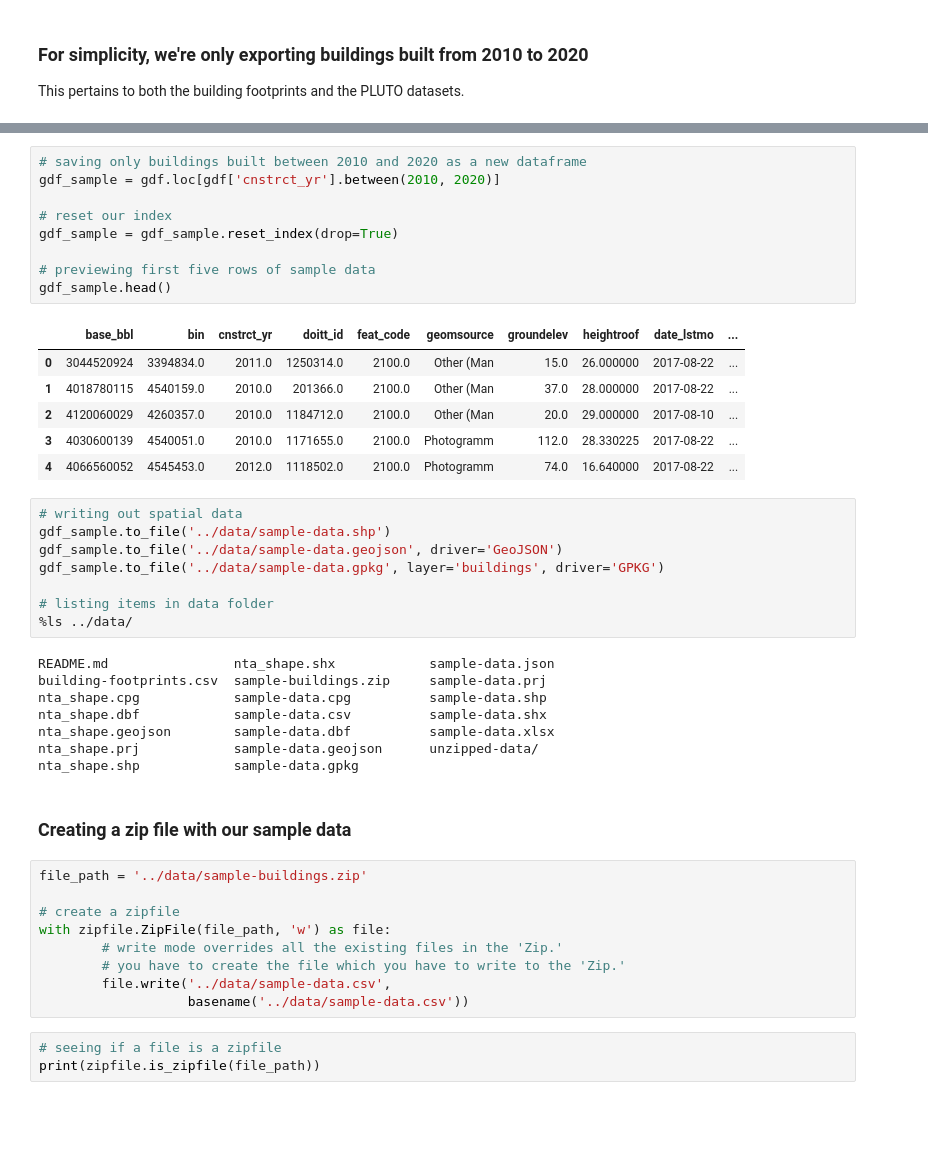
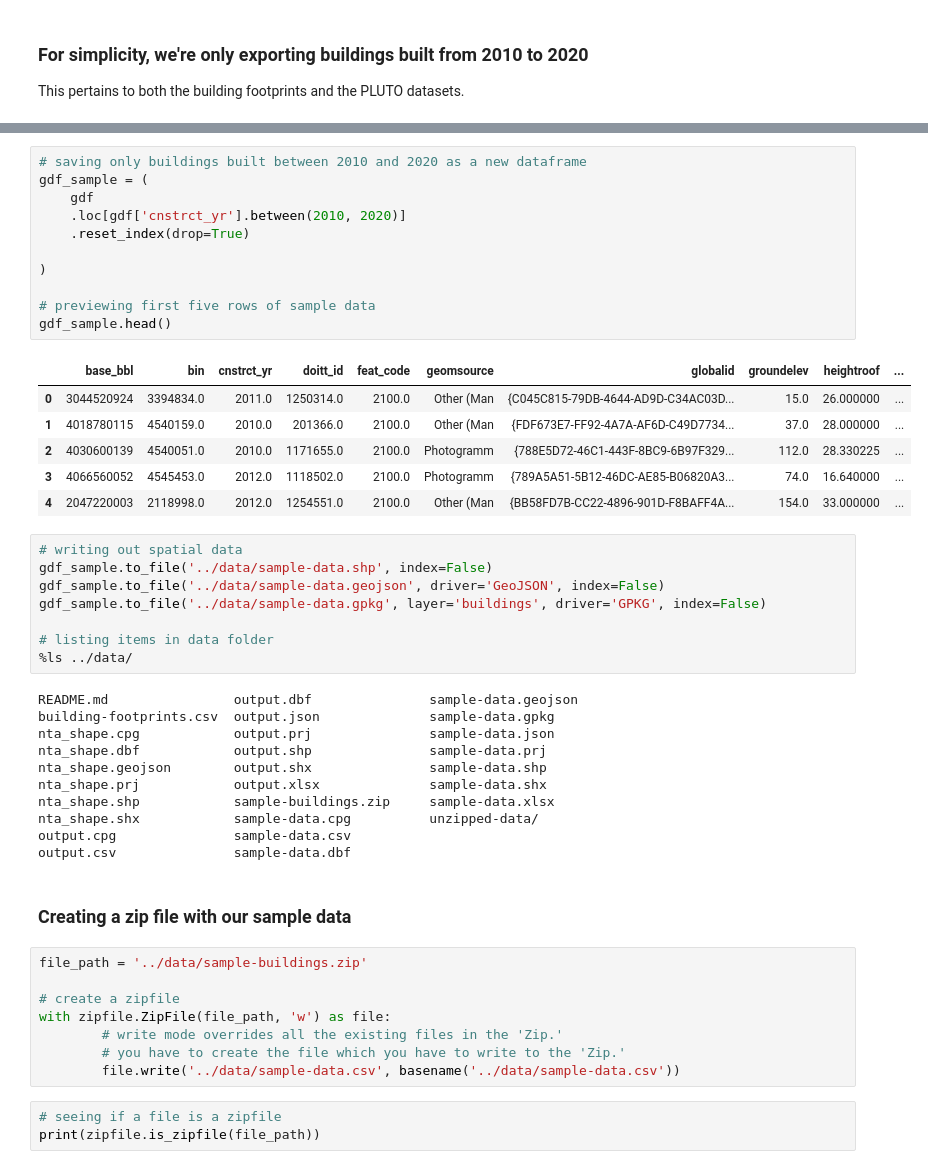
Before and after one commit to mebauer/data-analysis-using-python, a Jupyter notebook: wrangling/1-data-wrangling.ipynb, the cells around one changed output, grey strips where cells are left out. Saved outputs shown, nothing was run; the diff lists cells and outputs as text; blank space fills up the shorter version.

```diff
--- a/wrangling/1-data-wrangling.ipynb
+++ b/wrangling/1-data-wrangling.ipynb
@@ -191,35 +198,40 @@ This dataset has 1,084,579 rows and 16 columns.
 # %%
 # saving only buildings built between 2010 and 2020 as a new dataframe
-gdf_sample = gdf.loc[gdf['cnstrct_yr'].between(2010, 2020)]
+gdf_sample = (
+    gdf
+    .loc[gdf['cnstrct_yr'].between(2010, 2020)]
+    .reset_index(drop=True)
 
-# reset our index
-gdf_sample = gdf_sample.reset_index(drop=True)
+)
 
 # previewing first five rows of sample data
 gdf_sample.head()
 # %% [output]
-|  | base_bbl | bin | cnstrct_yr | doitt_id | feat_code | geomsource | groundelev | heightroof | date_lstmo | ... |
-| 0 | 3044520924 | 3394834.0 | 2011.0 | 1250314.0 | 2100.0 | Other (Man | 15.0 | 26.000000 | 2017-08-22 | ... |
-| 1 | 4018780115 | 4540159.0 | 2010.0 | 201366.0 | 2100.0 | Other (Man | 37.0 | 28.000000 | 2017-08-22 | ... |
-| 2 | 4120060029 | 4260357.0 | 2010.0 | 1184712.0 | 2100.0 | Other (Man | 20.0 | 29.000000 | 2017-08-10 | ... |
-| 3 | 4030600139 | 4540051.0 | 2010.0 | 1171655.0 | 2100.0 | Photogramm | 112.0 | 28.330225 | 2017-08-22 | ... |
-| 4 | 4066560052 | 4545453.0 | 2012.0 | 1118502.0 | 2100.0 | Photogramm | 74.0 | 16.640000 | 2017-08-22 | ... |
+|  | base_bbl | bin | cnstrct_yr | doitt_id | feat_code | geomsource | globalid | groundelev | heightroof | ... |
+| 0 | 3044520924 | 3394834.0 | 2011.0 | 1250314.0 | 2100.0 | Other (Man | {C045C815-79DB-4644-AD9D-C34AC03D... | 15.0 | 26.000000 | ... |
+| 1 | 4018780115 | 4540159.0 | 2010.0 | 201366.0 | 2100.0 | Other (Man | {FDF673E7-FF92-4A7A-AF6D-C49D7734... | 37.0 | 28.000000 | ... |
+| 2 | 4030600139 | 4540051.0 | 2010.0 | 1171655.0 | 2100.0 | Photogramm | {788E5D72-46C1-443F-8BC9-6B97F329... | 112.0 | 28.330225 | ... |
+| 3 | 4066560052 | 4545453.0 | 2012.0 | 1118502.0 | 2100.0 | Photogramm | {789A5A51-5B12-46DC-AE85-B06820A3... | 74.0 | 16.640000 | ... |
+| 4 | 2047220003 | 2118998.0 | 2012.0 | 1254551.0 | 2100.0 | Other (Man | {BB58FD7B-CC22-4896-901D-F8BAFF4A... | 154.0 | 33.000000 | ... |
 # %%
 # writing out spatial data
-gdf_sample.to_file('../data/sample-data.shp')
-gdf_sample.to_file('../data/sample-data.geojson', driver='GeoJSON')
-gdf_sample.to_file('../data/sample-data.gpkg', layer='buildings', driver='GPKG')
+gdf_sample.to_file('../data/sample-data.shp', index=False)
+gdf_sample.to_file('../data/sample-data.geojson', driver='GeoJSON', index=False)
+gdf_sample.to_file('../data/sample-data.gpkg', layer='buildings', driver='GPKG', index=False)
 
 # listing items in data folder
 %ls ../data/
 # %% [output]
-README.md                nta_shape.shx            sample-data.json
-building-footprints.csv  sample-buildings.zip     sample-data.prj
-nta_shape.cpg            sample-data.cpg          sample-data.shp
-nta_shape.dbf            sample-data.csv          sample-data.shx
-nta_shape.geojson        sample-data.dbf          sample-data.xlsx
-nta_shape.prj            sample-data.geojson      unzipped-data/
-nta_shape.shp            sample-data.gpkg
+README.md                output.dbf               sample-data.geojson
+building-footprints.csv  output.json              sample-data.gpkg
+nta_shape.cpg            output.prj               sample-data.json
+nta_shape.dbf            output.shp               sample-data.prj
+nta_shape.geojson        output.shx               sample-data.shp
+nta_shape.prj            output.xlsx              sample-data.shx
+nta_shape.shp            sample-buildings.zip     sample-data.xlsx
+nta_shape.shx            sample-data.cpg          unzipped-data/
+output.cpg               sample-data.csv
+output.csv               sample-data.dbf
 # %% [markdown]
 ### Creating a zip file with our sample data
 # %%
@@ -229,8 +241,7 @@ file_path = '../data/sample-buildings.zip'
 with zipfile.ZipFile(file_path, 'w') as file:
         # write mode overrides all the existing files in the 'Zip.'
         # you have to create the file which you have to write to the 'Zip.'
-        file.write('../data/sample-data.csv',
-                   basename('../data/sample-data.csv'))
+        file.write('../data/sample-data.csv', basename('../data/sample-data.csv'))
 # %%
 # seeing if a file is a zipfile
 print(zipfile.is_zipfile(file_path))
```
Also changed, not shown: parts of 14 cells of this notebook, 12 other files.
